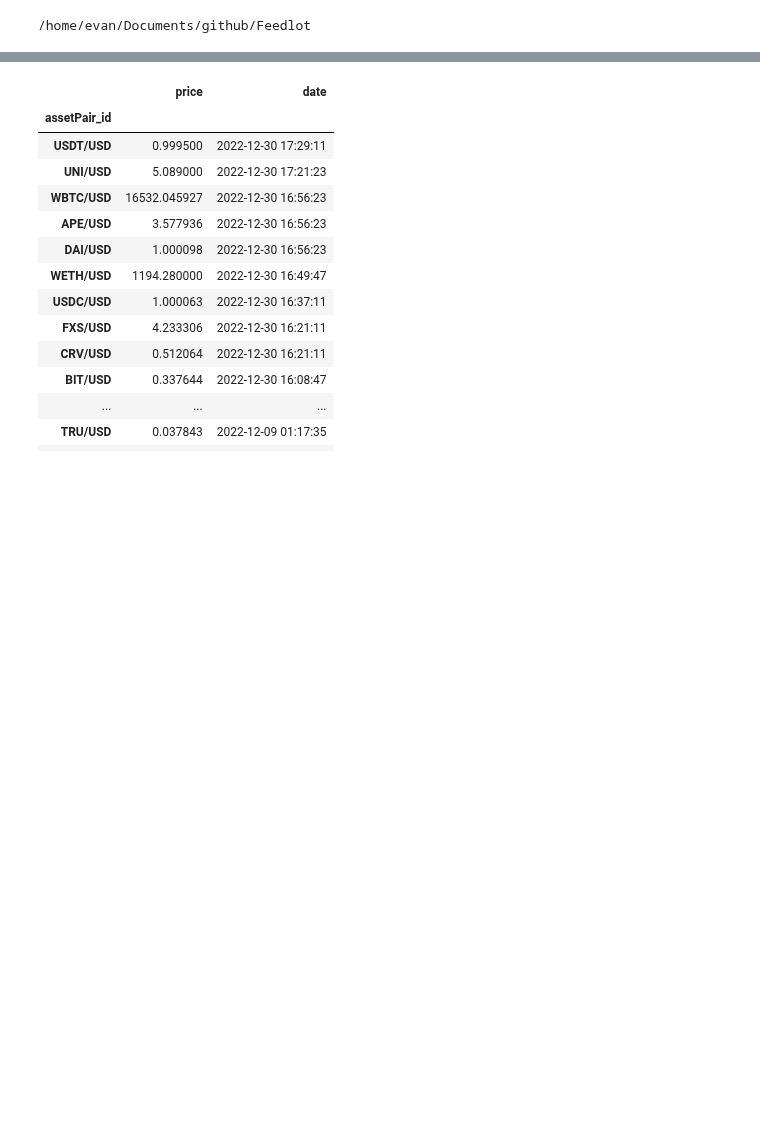
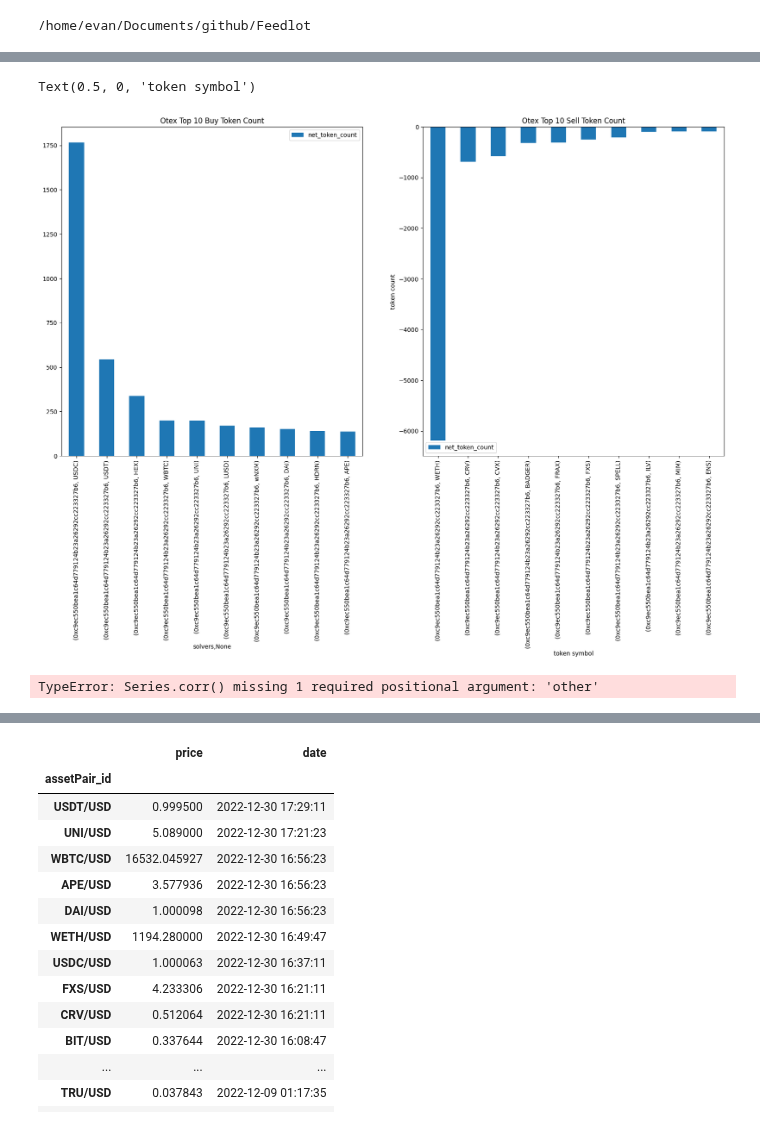
Before and after one commit to mohammed7s/Feedlot, a Jupyter notebook: exploratory_data_notebooks/cow_chain_swaps.ipynb, the cells around one changed output, grey strips where cells are left out. Drawn from its saved outputs; the diff is of its cells as text; code cells hidden in the pictures; blank space fills up the shorter version.

Commit message:
add solver exporatory data to cow_chain_swaps

```diff
--- a/exploratory_data_notebooks/cow_chain_swaps.ipynb
+++ b/exploratory_data_notebooks/cow_chain_swaps.ipynb
@@ -30,0 +96,8 @@ cow_chain_df
+# %%
+# Find the most active buy and sell token symbols
+cow_buy = active_cow_solvers_df.groupby(['name', 'solvers', 'buyTokenSymbol']).size().sort_values(ascending=False)
+cow_sell = active_cow_solvers_df.groupby(['name', 'solvers', 'sellTokenSymbol']).size().sort_values(ascending=False)
+# %%
+# join two series together with concat
+cow_buy_sell_vol = pd.concat([cow_buy, cow_sell], axis=1)
+cow_buy_sell_vol.columns = ['buyTokenSymbol', 'sellTokenSymbol']
@@ -30,0 +128,6 @@ cow_chain_df
+# %%
+# add a new column that subtracts sellAmount from buyAmount
+cow_buy_sell_vol['net_token_count'] = cow_buy_sell_vol['buyTokenSymbol'] - cow_buy_sell_vol['sellTokenSymbol']
+# %%
+# drop NaN rows
+cow_buy_sell_vol = cow_buy_sell_vol.dropna()
@@ -30,0 +152,16 @@ cow_chain_df
+# %%
+# plot the following two plots side by side
+fig, (ax1, ax2) = plt.subplots(1, 2, figsize=(20, 10))
+
+cow_buy_sell_vol.loc['Otex'].sort_values(by='net_token_count', ascending=False).head(10).plot(kind='bar', y='net_token_count', ax=ax1, title='Otex Top 10 Buy Token Count')
+cow_buy_sell_vol.loc['Otex'].sort_values(by='net_token_count', ascending=True).head(10).plot(kind='bar', y='net_token_count', ax=ax2, title='Otex Top 10 Sell Token Count')
+
+plt.ylabel('token count')
+plt.xlabel('token symbol')
+# %% [output]
+Text(0.5, 0, 'token symbol')
+[figure, added]
+# %%
+corr_matrix = cow_buy_sell_vol.loc['Gnosis_1inch']['net_token_count'].corr()
+# %% [output]
+TypeError: Series.corr() missing 1 required positional argument: 'other'
```
Also changed, not shown: parts of 18 cells of this notebook.
